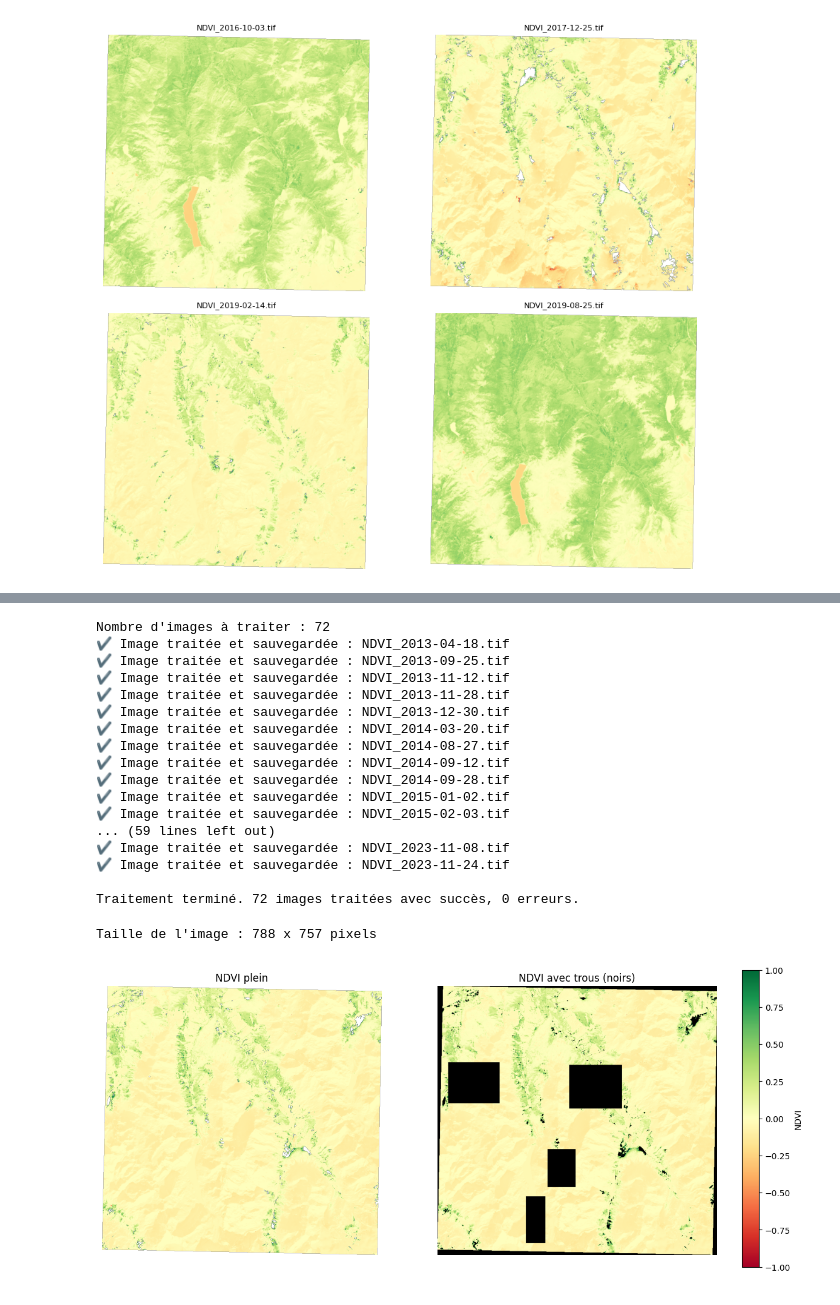
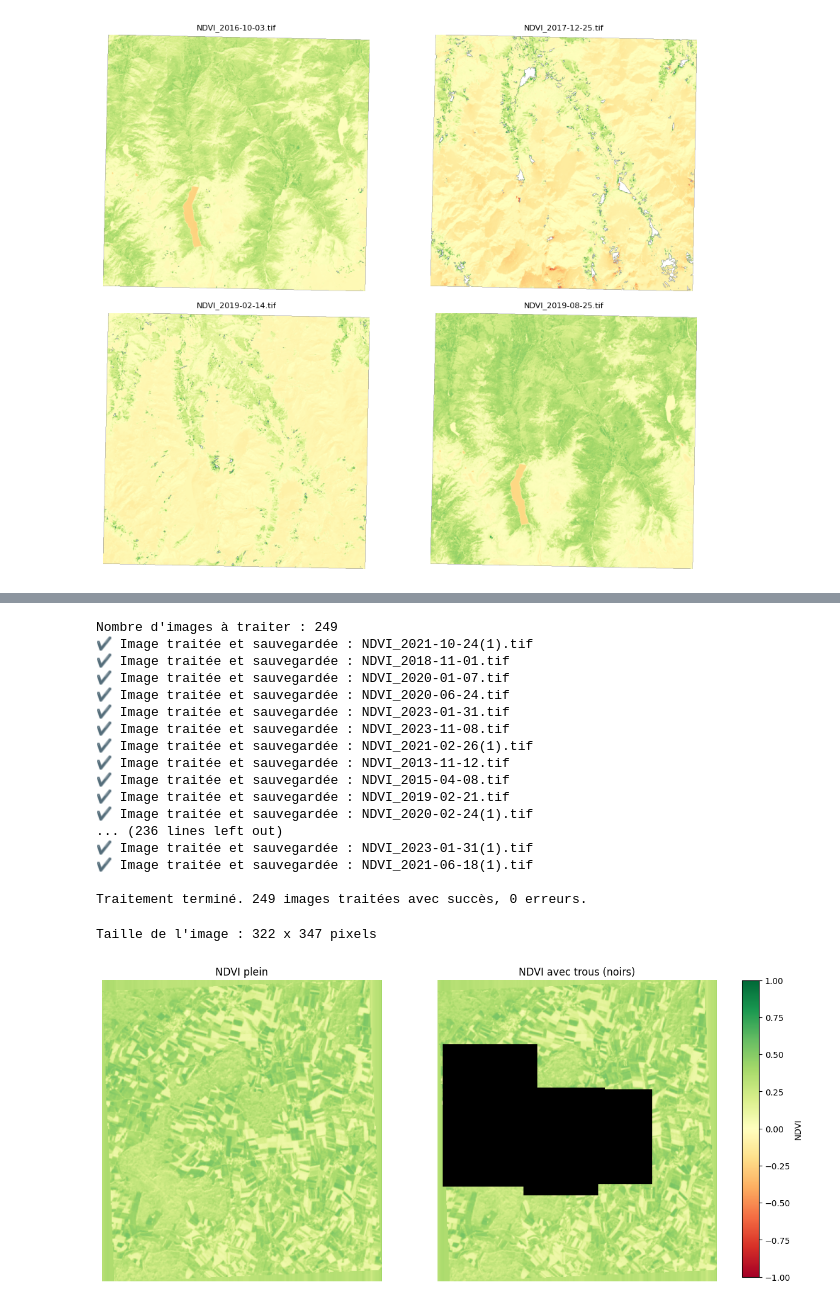
Before and after one commit to larasauser/master, a Jupyter notebook: imgprep.ipynb, the cells around one changed output, grey strips where cells are left out. Cells and saved outputs as stored; diff of their text form; code cells hidden in the pictures.

```diff
--- a/imgprep.ipynb
+++ b/imgprep.ipynb
@@ -34,7 +34,7 @@ import rasterio
 import numpy as np
 
 # Dossier contenant les images NDVI
-folder_path = "/content/drive/MyDrive/NDVI_herens_Landsat8_10"
+folder_path = "/content/drive/MyDrive/NDVI_grancy_Landsat8_10"
 
 # Compteurs
 images_with_anomalies = 0
@@ -91,7 +91,7 @@ import rasterio
 import numpy as np
 
 # Chemin vers ton image
-image_path = '/content/drive/MyDrive/NDVI_herens_Landsat8_10/NDVI_2016-01-21.tif'  # à adapter
+image_path = '/content/drive/MyDrive/NDVI_grancy_Landsat8_10/NDVI_2013-10-18.tif'  # à adapter
 
 with rasterio.open(image_path) as src:
     ndvi = src.read(1).astype(np.float32)
@@ -419,7 +422,7 @@ import rasterio
 import numpy as np
 from glob import glob
 
-def create_random_holes_nodata(img, min_size=50, max_size=150, max_holes=5, nodata_val=-9999):
+def create_random_holes_nodata(img, min_size=25, max_size=175, max_holes=5, nodata_val=-9999):
     img_with_holes = img.copy()
     h, w = img.shape
     for _ in range(np.random.randint(1, max_holes + 1)):
@@ -430,8 +433,8 @@ def create_random_holes_nodata(img, min_size=50, max_size=150, max_holes=5, noda
         img_with_holes[y:y+dy, x:x+dx] = nodata_val
     return img_with_holes
 
-input_dir = "/content/drive/MyDrive/NDVI_herens_Landsat8_10/NDVI_herens_Landsat8_10_crop"
-output_dir = '/content/drive/MyDrive/NDVI_herens_Landsat8_10/NDVI_herens_Landsat8_10_crop/NDVI_herens_Landsat8_10_holes'
+input_dir = "/content/drive/MyDrive/NDVI_grancy_Landsat8_10/imputed"
+output_dir = '/content/drive/MyDrive/NDVI_grancy_Landsat8_10/imputed/holes'
 os.makedirs(output_dir, exist_ok=True)
 
 image_paths = glob(os.path.join(input_dir, '*.tif'))
@@ -469,32 +472,32 @@ for path in image_paths:
 
 print(f"\nTraitement terminé. {success_count} images traitées avec succès, {fail_count} erreurs.")
 # %% [output]
-Nombre d'images à traiter : 72
-✔ Image traitée et sauvegardée : NDVI_2013-04-18.tif
-✔ Image traitée et sauvegardée : NDVI_2013-09-25.tif
+Nombre d'images à traiter : 249
+✔ Image traitée et sauvegardée : NDVI_2021-10-24(1).tif
+✔ Image traitée et sauvegardée : NDVI_2018-11-01.tif
+✔ Image traitée et sauvegardée : NDVI_2020-01-07.tif
+✔ Image traitée et sauvegardée : NDVI_2020-06-24.tif
+✔ Image traitée et sauvegardée : NDVI_2023-01-31.tif
+✔ Image traitée et sauvegardée : NDVI_2023-11-08.tif
+✔ Image traitée et sauvegardée : NDVI_2021-02-26(1).tif
 ✔ Image traitée et sauvegardée : NDVI_2013-11-12.tif
-✔ Image traitée et sauvegardée : NDVI_2013-11-28.tif
-✔ Image traitée et sauvegardée : NDVI_2013-12-30.tif
-✔ Image traitée et sauvegardée : NDVI_2014-03-20.tif
-✔ Image traitée et sauvegardée : NDVI_2014-08-27.tif
-✔ Image traitée et sauvegardée : NDVI_2014-09-12.tif
-✔ Image traitée et sauvegardée : NDVI_2014-09-28.tif
-✔ Image traitée et sauvegardée : NDVI_2015-01-02.tif
-✔ Image traitée et sauvegardée : NDVI_2015-02-03.tif
-... (59 lines left out)
-✔ Image traitée et sauvegardée : NDVI_2023-11-08.tif
-✔ Image traitée et sauvegardée : NDVI_2023-11-24.tif
+✔ Image traitée et sauvegardée : NDVI_2015-04-08.tif
+✔ Image traitée et sauvegardée : NDVI_2019-02-21.tif
+✔ Image traitée et sauvegardée : NDVI_2020-02-24(1).tif
+... (236 lines left out)
+✔ Image traitée et sauvegardée : NDVI_2023-01-31(1).tif
+✔ Image traitée et sauvegardée : NDVI_2021-06-18(1).tif
 
-Traitement terminé. 72 images traitées avec succès, 0 erreurs.
+Traitement terminé. 249 images traitées avec succès, 0 erreurs.
 # %%
 import rasterio
 
-with rasterio.open('/content/drive/MyDrive/NDVI_herens_Landsat8_10/NDVI_2023-08-20.tif') as src:
+with rasterio.open('/content/drive/MyDrive/NDVI_grancy_Landsat8_10/NDVI_2013-10-18.tif') as src:
     width = src.width      # nombre de colonnes (pixels en X)
     height = src.height    # nombre de lignes (pixels en Y)
     print(f"Taille de l'image : {width} x {height} pixels")
 # %% [output]
-Taille de l'image : 788 x 757 pixels
+Taille de l'image : 322 x 347 pixels
 # %%
 import rasterio
 import numpy as np
@@ -511,8 +514,8 @@ def read_ndvi(path):
     return ndvi
 
 # Chemins des images à comparer
-path_full = '/content/drive/MyDrive/NDVI_herens_Landsat8_10/NDVI_herens_Landsat8_10_crop/NDVI_2016-01-21.tif'
-path_with_holes = '/content/drive/MyDrive/NDVI_herens_Landsat8_10/NDVI_herens_Landsat8_10_crop/NDVI_herens_Landsat8_10_holes/NDVI_2016-01-21.tif'
+path_full = '/content/drive/MyDrive/NDVI_grancy_Landsat8_10/imputed/NDVI_2013-10-18.tif'
+path_with_holes = '/content/drive/MyDrive/NDVI_grancy_Landsat8_10/imputed/holes/NDVI_2013-10-18.tif'
 
 # Lire les images
 ndvi_full = read_ndvi(path_full)
@@ -521,31 +524,31 @@ ndvi_holes = read_ndvi(path_with_holes)
 # Supposons que ndvi_holes contient des NaN ou -99999
 # On les masque pour les afficher en noir
 masked_ndvi = np.ma.masked_where(np.isnan(ndvi_holes) | (ndvi_holes == -9999), ndvi_holes)
 
 # Créer une copie de la colormap et définir les valeurs masquées en noir
 cmap = plt.cm.RdYlGn.copy()
 cmap.set_bad(color='black')  # couleur pour NaN ou valeurs masquées
 
 vmin, vmax = -1, 1
 
 # Affichage côte à côte
 fig, axes = plt.subplots(1, 2, figsize=(14, 7))
 
 # Image NDVI plein
 axes[0].imshow(ndvi_full, cmap='RdYlGn', vmin=vmin, vmax=vmax)
 axes[0].set_title('NDVI plein')
 axes[0].axis('off')
 
 # Image NDVI avec trous (affichés en noir)
 im1 = axes[1].imshow(masked_ndvi, cmap=cmap, vmin=vmin, vmax=vmax)
 axes[1].set_title('NDVI avec trous (noirs)')
 axes[1].axis('off')
 
 # Colorbar à droite
 plt.subplots_adjust(right=0.85)
 cbar_ax = fig.add_axes([0.88, 0.15, 0.02, 0.7])
 fig.colorbar(im1, cax=cbar_ax, label="NDVI")
 
 plt.show()
 # %% [output]
-[figure, old version]
+[figure, new version]
```
Also changed, not shown: parts of 5 cells of this notebook.
